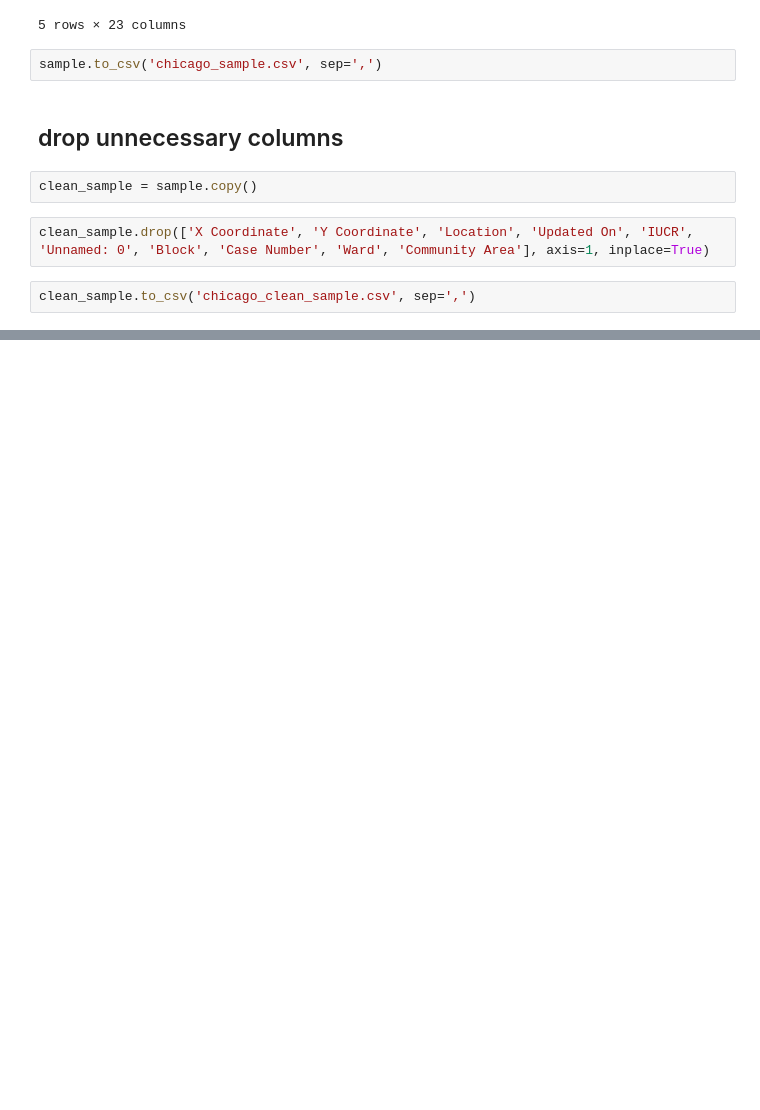
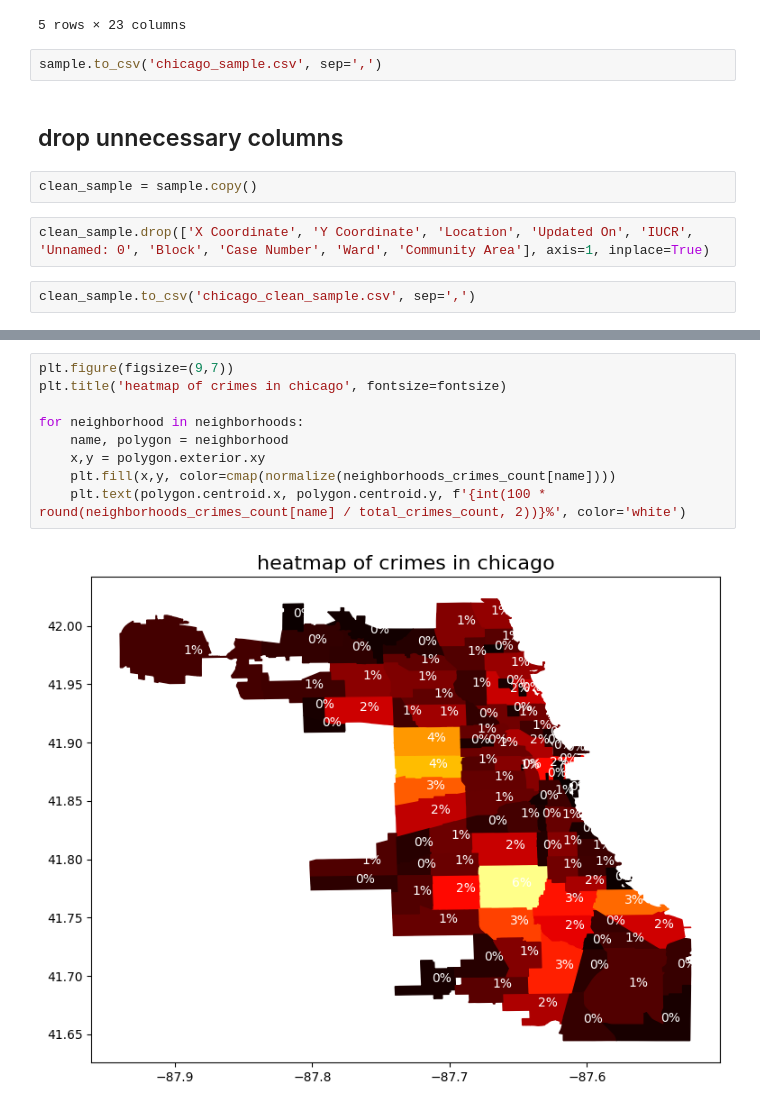
Before and after one commit to Elilgo324/chicago-crimes-exploration, a Jupyter notebook: main.ipynb, the cells around one changed output, grey strips where cells are left out. Drawn from its saved outputs; the diff is of its cells as text; blank space fills up the shorter version.

```diff
--- a/main.ipynb
+++ b/main.ipynb
@@ -76,0 +172,11 @@ clean_sample.head()
+# %%
+plt.figure(figsize=(9,7))
+plt.title('heatmap of crimes in chicago', fontsize=fontsize)
+
+for neighborhood in neighborhoods:
+    name, polygon = neighborhood
+    x,y = polygon.exterior.xy
+    plt.fill(x,y, color=cmap(normalize(neighborhoods_crimes_count[name])))
+    plt.text(polygon.centroid.x, polygon.centroid.y, f'{int(100 * round(neighborhoods_crimes_count[name] / total_crimes_count, 2))}%', color='white')
+# %% [output]
+[figure, added]
```
Also changed, not shown: parts of 19 cells of this notebook, 3 other files.
